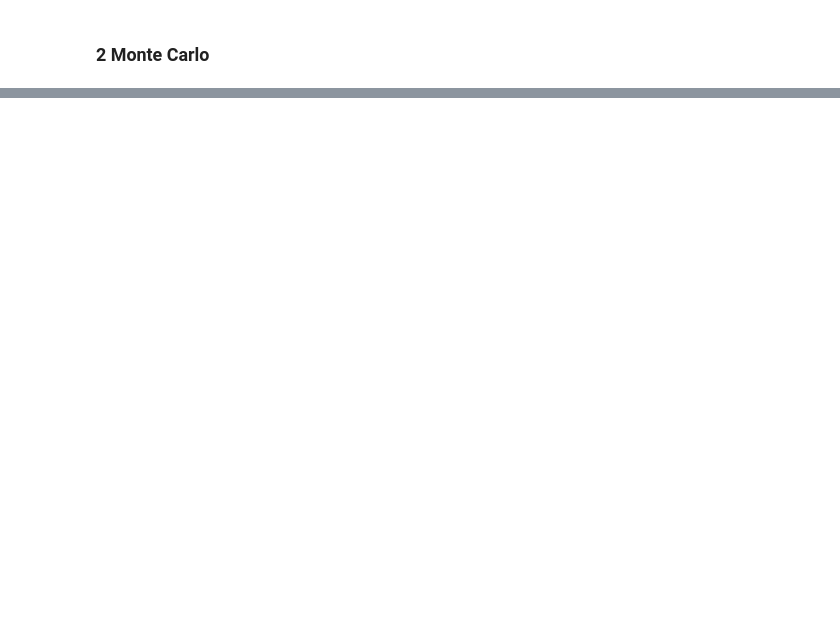
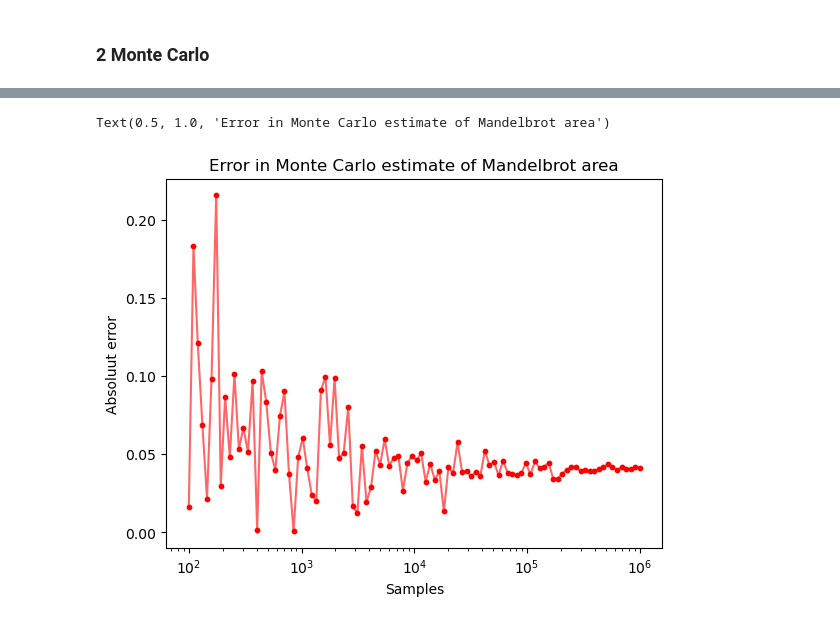
Before and after one commit to Ruben-UvA/Stochastic-Sim1, a Jupyter notebook: Mandelbrot.ipynb, the cells around one changed output, grey strips where cells are left out. Cells and saved outputs as stored; diff of their text form; code cells hidden in the pictures; blank space fills up the shorter version.

```diff
--- a/Mandelbrot.ipynb
+++ b/Mandelbrot.ipynb
@@ -104,0 +131,31 @@ monte_carlo()
+# %%
+n = 6  # Number of values for j
+k = 20 # Iterations per j value
+j_list = [10**i for i in range(2, n+1)]
+log_points = np.logspace(2, n, num=100)
+j_list = np.unique(np.round(log_points).astype(int))
+
+
+results_all = np.zeros((len(j_list),k))
+
+for l,j in enumerate(j_list):
+    result = np.zeros(k)
+    for i in range(k):
+        result[i] =  monte_carlo(samples = j, plot = False)
+    results_all[l] = result
+
+A_true = 1.506484
+
+error = np.zeros(len((j_list)))
+for i,res in enumerate(results_all):
+    error[i] = np.abs(A_true - np.average(res))
+
+plt.scatter(j_list, errors, s=10, color = 'red', label="Error")
+plt.plot(j_list, errors, color = 'red',  alpha = 0.6 ,label="Error Trend")
+plt.xscale('log')
+plt.xlabel("Samples")
+plt.ylabel("Absoluut error")
+plt.title("Error in Monte Carlo estimate of Mandelbrot area")
+# %% [output]
+Text(0.5, 1.0, 'Error in Monte Carlo estimate of Mandelbrot area')
+[figure, added]
```
Also changed, not shown: parts of 7 cells of this notebook.
